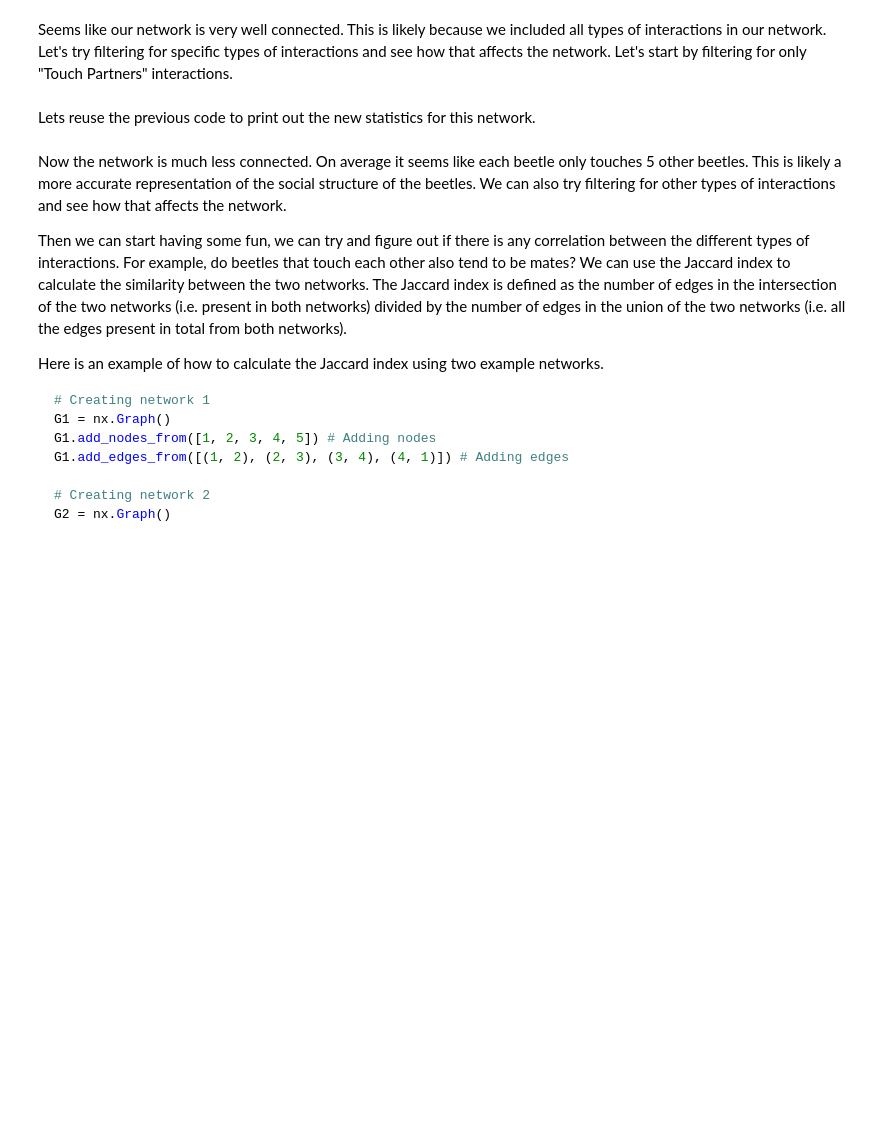
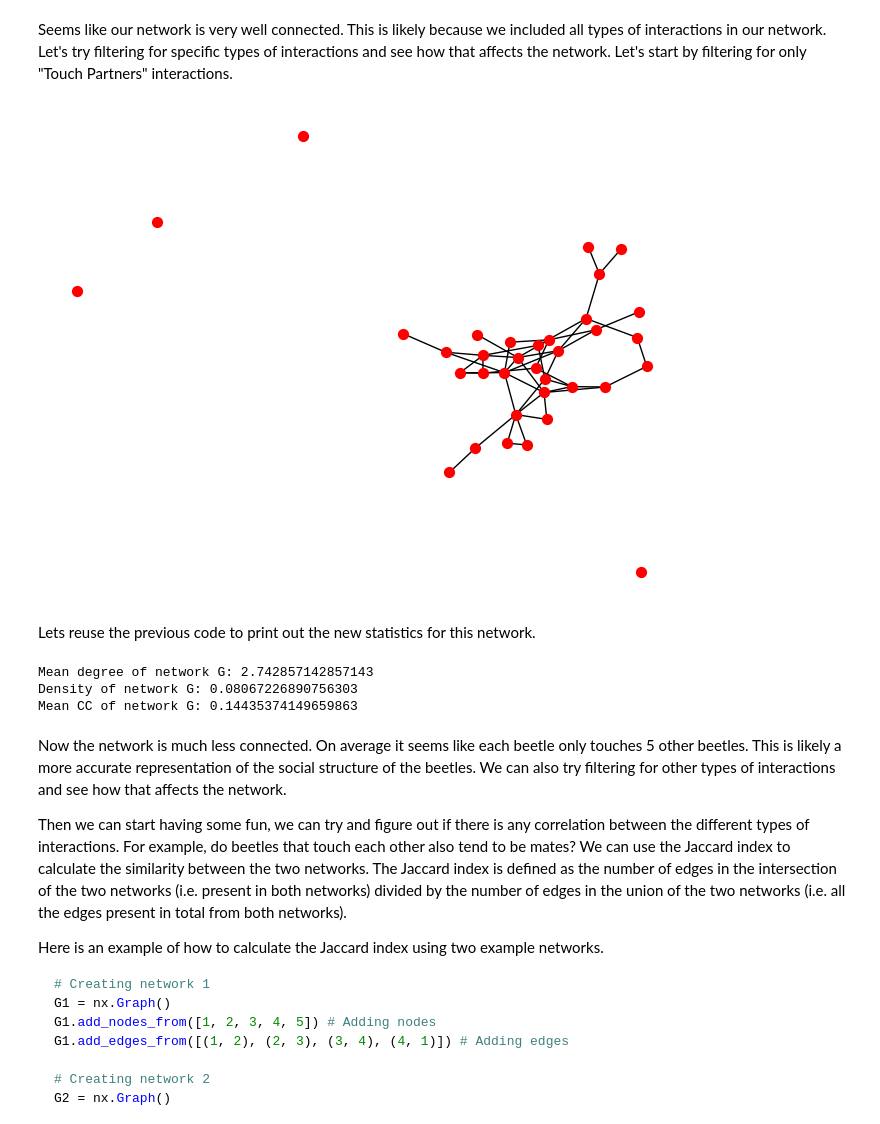
Before and after one commit to rahulsunilkumar/BIOL4559homework, a Jupyter notebook: lab-02.ipynb, the cells around one changed output. Drawn from its saved outputs; the diff is of its cells as text; code cells hidden in the pictures; blank space fills up the shorter version.

```diff
--- a/lab-02.ipynb
+++ b/lab-02.ipynb
@@ -30,2 +34,5 @@ Lets start by importing the necessary libraries.
 # %% [markdown]
 To import data using polars, we use the `read_csv` function. This function takes in the file path of the data and returns a polars dataframe. Here we will import the beetle data (cook_social_2020.csv) provided to you.
+# %%
+df = pl.read_csv("cook-social-2020.csv")
+print(df)
@@ -40,5 +83,9 @@ Bitwise operators are used to combine multiple boolean expressions. The most com
 * & (and): Returns True if both expressions are True
 * | (or): Returns True if either expression is True
 * ~ (not): Returns True if the expression is False
+# %%
+bad_values = ['UK', 'UKM', 'UKF']
+df = df.filter(~pl.col("focal_id").is_in(bad_values))
+df = df.filter(~pl.col("partner_id").is_in(bad_values))
 # %% [markdown]
 Now that we have cleaned our data, we can start choosing which data we want to use to build our networks. For this lab, we will focus on the interactions that took place in condo '6B' during the month of July 2018. We can filter our data using the `filter` function again.
@@ -61,7 +158,42 @@ Lets print some statistics about our network, like the mean degree, clustering c
 # %% [markdown]
 Seems like our network is very well connected. This is likely because we included all types of interactions in our network. Let's try filtering for specific types of interactions and see how that affects the network. Let's start by filtering for only "Touch Partners" interactions.
+# %%
+# Filtering edges for only 'Touch Partners'
+touching_edge_df = df_6B_2018.filter(pl.col('partner_interaction') == 'Touch Partners')
+touching_edge_list = (touching_edge_df['focal_id', 'partner_id']).rows()
+
+# Empty graph for the new touch network
+Touch_G = nx.Graph()
+Touch_G.add_nodes_from(df_6B_2018["focal_id"]) # Adding nodes (Why do we add from df_6B_2018 and not touching_edge_df)
+
+Touch_G.add_edges_from(touching_edge_list) # Adding edges
+
+nx.draw(Touch_G, with_labels = False, node_size = 50, node_color='red')
+# %% [output]
+[figure, added]
 # %% [markdown]
 Lets reuse the previous code to print out the new statistics for this network.
+# %%
+# Refactoring the previous code cell with stats
+n = Touch_G.number_of_nodes()
+m = Touch_G.number_of_edges()
+
+k_list = []
+for i in Touch_G.nodes:
+    k_list.append(Touch_G.degree[i])
+
+k_G = sum(k_list)/len(k_list)
+print(f"Mean degree of network G: {k_G}")
+
+density_G = m / (n * (n-1) / 2)
+print(f"Density of network G: {density_G}")
+
+CC_G = nx.average_clustering(Touch_G)
+print(f"Mean CC of network G: {CC_G}")
+# %% [output]
+Mean degree of network G: 2.742857142857143
+Density of network G: 0.08067226890756303
+Mean CC of network G: 0.14435374149659863
 # %% [markdown]
 Now the network is much less connected. On average it seems like each beetle only touches 5 other beetles. This is likely a more accurate representation of the social structure of the beetles. We can also try filtering for other types of interactions and see how that affects the network.
 
```
Also changed, not shown: parts of 22 cells of this notebook.
